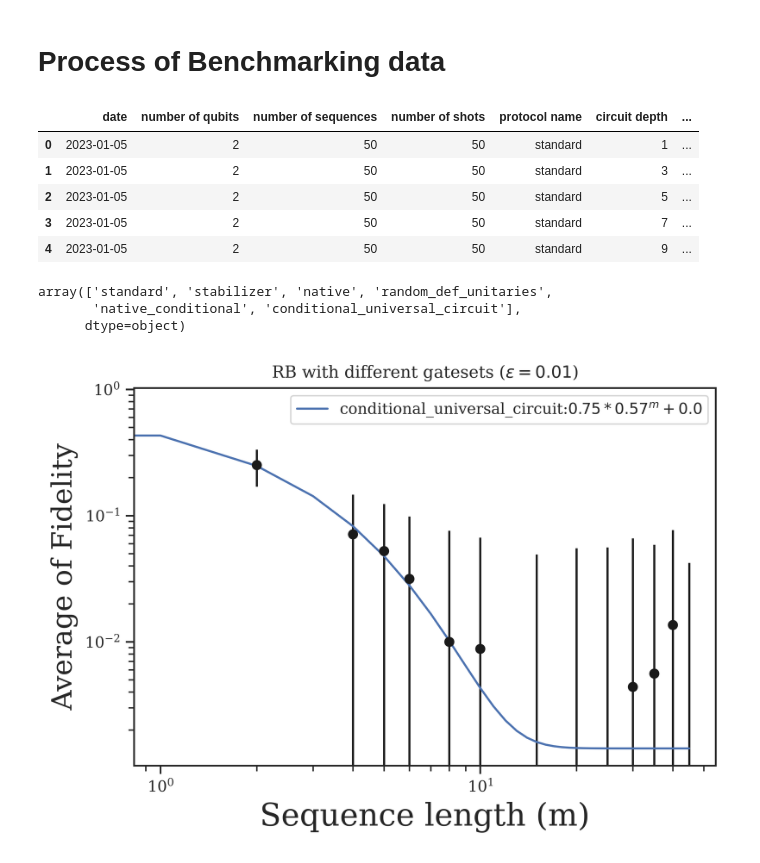
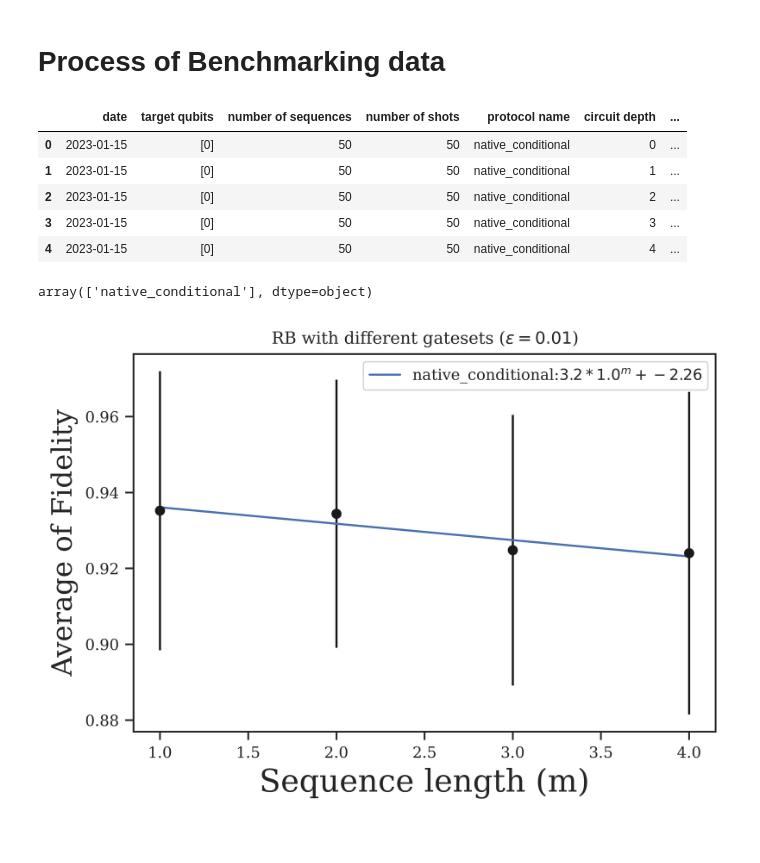
Before and after one commit to mmehrani/Randomized_Benchmarking_protocol, a Jupyter notebook: data_post_processing.ipynb, the cells around one changed output. Cells and saved outputs as stored; diff of their text form; code cells hidden in the pictures.

```diff
--- a/data_post_processing.ipynb
+++ b/data_post_processing.ipynb
@@ -12,14 +12,16 @@ from scipy.optimize import curve_fit
 # %%
 sns.set_theme(context='paper', font= 'Serif', style = 'ticks')
 # %%
-n_qubit = 2
+target_qubits = [0]
+n_qubits = len(target_qubits)
 
 epsilon = 0.01
-machine_title = '2q-qvm'
+# machine_title = '2q-qvm'
+machine_title = 'Aspen-M-3'
+# noise_model = 'depolarising_noise'
+noisy_machine = machine_title
 
-# noise_model = 'depolarising_noise'
-# noisy_machine = qmachine.name
-noisy_machine = 'depolarising_noise' + 'epsilon{}'.format(epsilon)
+# noisy_machine = 'depolarising_noise' + '_epsilon{}'.format(epsilon)
 # noise_model = 'z_noise'
 path = os.path.join( os.getcwd(), 'output_storage', noisy_machine)
 # %%
@@ -29,7 +31,7 @@ ordered_layers_dict = {}
 # %%
 def capture_bench_dataframe(path):
     dataframe = pd.read_csv(os.path.join(path, '{}.csv'.format(machine_title) ) )
-    dataframe = dataframe[dataframe['number of qubits'] == n_qubit]
+    dataframe = dataframe[dataframe['target qubits'] == str(target_qubits)]
     return dataframe
 
 def capture_bench_arrays(dataframe, version_name):
@@ -56,12 +58,12 @@ for version in bench_versions:
 # %%
 df.head()
 # %% [output]
-|  | date | number of qubits | number of sequences | number of shots | protocol name | circuit depth | ... |
-| 0 | 2023-01-05 | 2 | 50 | 50 | standard | 1 | ... |
-| 1 | 2023-01-05 | 2 | 50 | 50 | standard | 3 | ... |
-| 2 | 2023-01-05 | 2 | 50 | 50 | standard | 5 | ... |
-| 3 | 2023-01-05 | 2 | 50 | 50 | standard | 7 | ... |
-| 4 | 2023-01-05 | 2 | 50 | 50 | standard | 9 | ... |
+|  | date | target qubits | number of sequences | number of shots | protocol name | circuit depth | ... |
+| 0 | 2023-01-15 | [0] | 50 | 50 | native_conditional | 0 | ... |
+| 1 | 2023-01-15 | [0] | 50 | 50 | native_conditional | 1 | ... |
+| 2 | 2023-01-15 | [0] | 50 | 50 | native_conditional | 2 | ... |
+| 3 | 2023-01-15 | [0] | 50 | 50 | native_conditional | 3 | ... |
+| 4 | 2023-01-15 | [0] | 50 | 50 | native_conditional | 4 | ... |
 # %%
 # avg_fdlty_dict
 # %%
@@ -80,27 +82,26 @@ def plot_bench_arrays(axes, version, epsilon):
 # %%
 bench_versions
 # %% [output]
-array(['standard', 'stabilizer', 'native', 'random_def_unitaries',
-       'native_conditional', 'conditional_universal_circuit'],
-      dtype=object)
+array(['native_conditional'], dtype=object)
 # %%
 fig = plt.figure(dpi = 800)
 ax = fig.add_subplot()
 
 epsilon = 0.01
 
-for version in ['conditional_universal_circuit']:
+# for version in ['conditional_universal_circuit']:
+for version in ['native_conditional']:
 #     plot_bench_arrays(ax, version, epsilon)
-    plot_decay(ordered_layers_dict[version][epsilon][1:], avg_fdlty_dict[version][epsilon][1:] - 0.25,
+    plot_decay(ordered_layers_dict[version][epsilon][1:], avg_fdlty_dict[version][epsilon][1:],
                err_fdlty_dict[version][epsilon][1:], label = version, axes = ax)
 
-plt.loglog()
+# plt.loglog()
 ax.set_xlabel('Sequence length (m)', fontsize=18)
 ax.set_ylabel('Average of Fidelity', fontsize=16)
 ax.set_title(r'RB with different gatesets ($\epsilon = {}$)'.format(epsilon))
 
 plt.legend()
 
 fig.savefig(os.path.join(path, 'RB_comparison'+'.png'))
 # %% [output]
-[figure, old version]
+[figure, new version]
```
Also changed, not shown: 4 other files.
